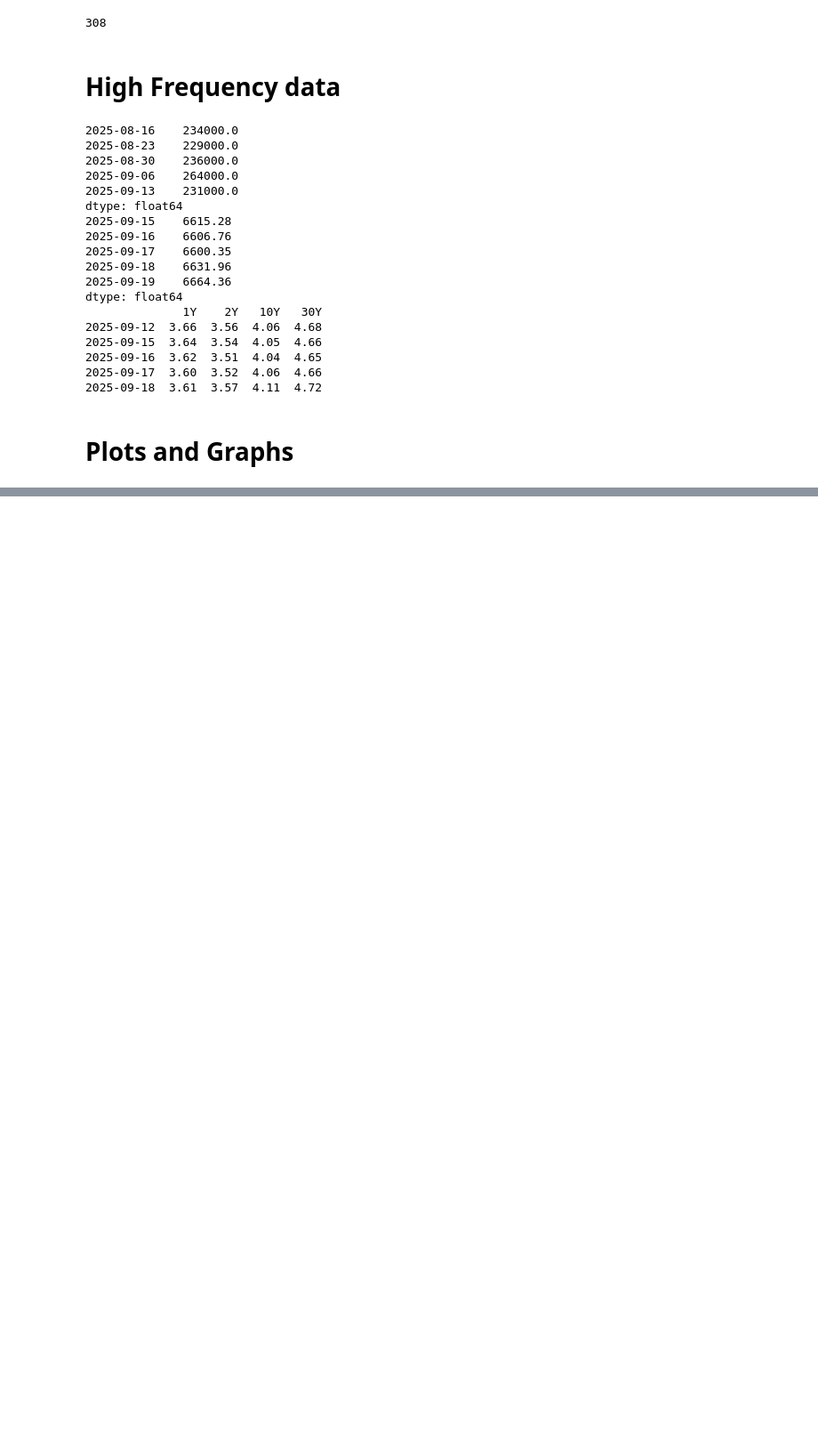
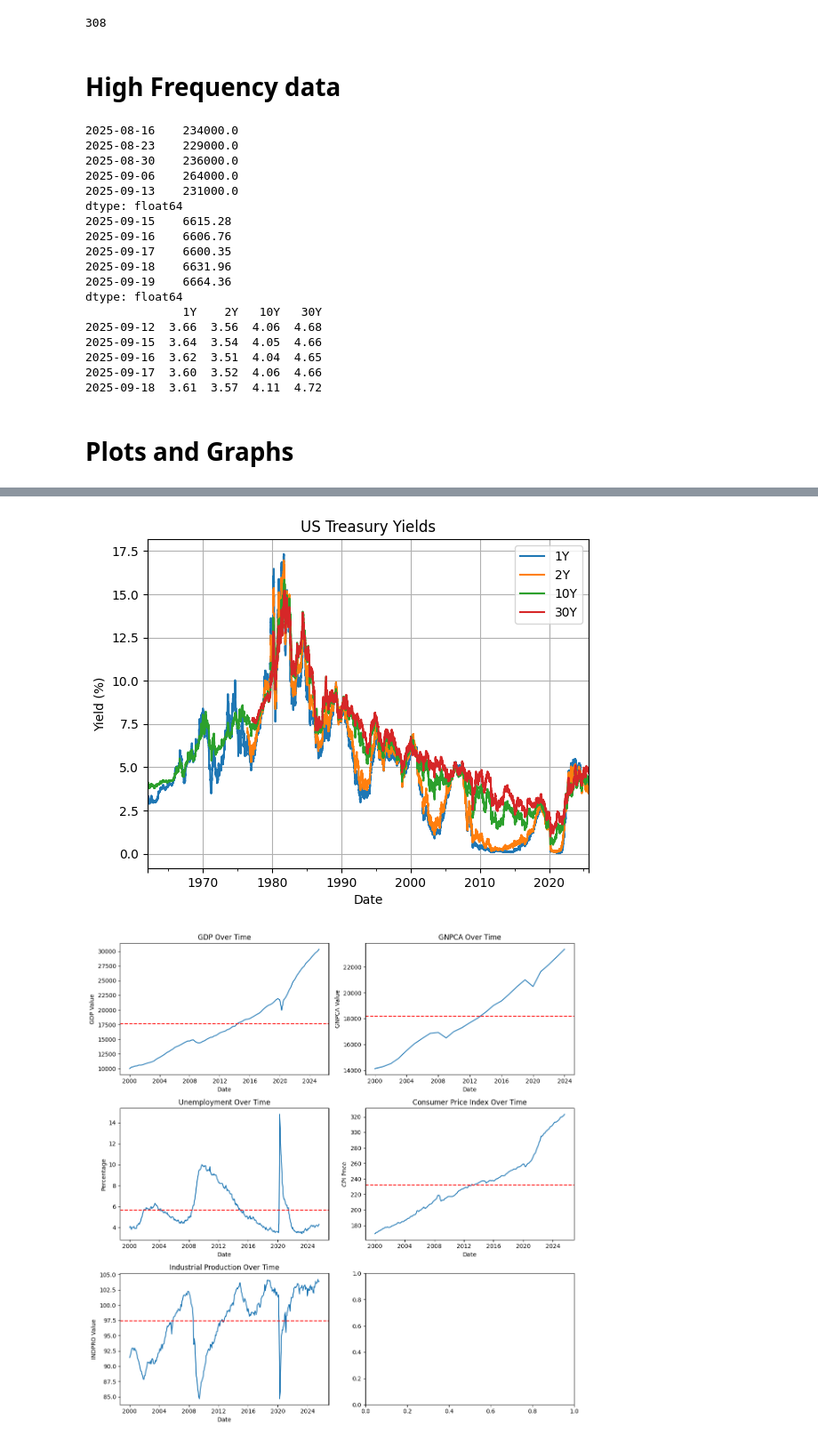
Before and after one commit to Fmairhofer/MacroeconomicForecast, a Jupyter notebook: MacroForcastJupyter.ipynb, the cells around one changed output, grey strips where cells are left out. Shown: that part at 89% size. Saved outputs shown, nothing was run; the diff lists cells and outputs as text; code cells hidden in the pictures; blank space fills up the shorter version.

```diff
--- a/MacroForcastJupyter.ipynb
+++ b/MacroForcastJupyter.ipynb
@@ -337,0 +224,78 @@ Note: you may need to restart the kernel to use updated packages.
+# %%
+import matplotlib.pyplot as plt
+import seaborn as sns
+
+# Plot 1
+
+corr = df_fred.corr()
+plt.figure(figsize=(10, 8))
+sns.heatmap(corr, annot=True, fmt=".2f", cmap="coolwarm", cbar_kws={"shrink": .8})
+plt.title("Correlation Matrix of Economic Indicators")
+plt.show()
+
+yields.plot(title="US Treasury Yields")
+plt.xlabel("Date")
+plt.ylabel("Yield (%)")
+plt.grid()
+plt.show()
+
+
+fig, axes = plt.subplots(nrows=3, ncols=2, figsize=(12,12))
+
+gdp = df_fred["GDP"][df_fred["GDP"].notna()]
+axes[0,0].plot(gdp)
+axes[0,0].axhline(y=gdp.mean(), color='red', linestyle='--', label='Mean GDP')
+axes[0,0].set_title("GDP Over Time")
+axes[0,0].set_xlabel('Date')
+axes[0,0].set_ylabel('GDP Value')
+
+gnpca = df_fred["GNPCA"][df_fred["GNPCA"].notna()]
+axes[0,1].plot(gnpca)
+axes[0,1].set_title("GNPCA Over Time")
+axes[0,1].set_xlabel('Date')
+axes[0,1].set_ylabel('GNPCA Value')
+axes[0,1].axhline(y=gnpca.mean(), color='red', linestyle='--', label='Mean GNPCA')
+
+axes[1,0].plot(df_fred["UNRATE"])
+axes[1,0].set_title("Unemployment Over Time")
+axes[1,0].set_xlabel('Date')
+axes[1,0].set_ylabel('Percentage')
+axes[1,0].axhline(y=df_fred["UNRATE"].mean(), color='red', linestyle='--', label='Mean GNPCA')
+
+axes[1,1].plot(df_fred["CPIAUCSL"])
+axes[1,1].set_title("Consumer Price Index Over Time")
+axes[1,1].set_xlabel('Date')
+axes[1,1].set_ylabel('CPI Price')
+axes[1,1].axhline(y=df_fred["CPIAUCSL"].mean(), color='red', linestyle='--', label='Mean GNPCA')
+
+axes[2,0].plot(df_fred["INDPRO"])
+axes[2,0].set_title("Industrial Production Over Time")
+axes[2,0].set_xlabel('Date')
+axes[2,0].set_ylabel('INDPRO Value')
+axes[2,0].axhline(y=df_fred["INDPRO"].mean(), color='red', linestyle='--', label='Mean GNPCA')
+
+
+plt.tight_layout()
+plt.show()
+
+dataframe_choice = df_fred
+
+
+# Histogram
+plt.figure(figsize=(8, 5))
+dataframe_choice['CPIAUCSL'].hist(bins=30, color='skyblue', edgecolor='black')
+plt.title('Distribution of CPIAUCSL')
+plt.xlabel('CPIAUCSL')
+plt.ylabel('Frequency')
+plt.grid()
+plt.show()
+
+# Line Plot with Annotations
+plt.figure(figsize=(10, 6))
+plt.plot(dataframe_choice['UNRATE'], label='Unemployment Rate', color='green')
+plt.title('Unemployment Rate Over Time')
+plt.xlabel('Date')
+plt.ylabel('Unemployment Rate (%)')
+plt.axhline(y=dataframe_choice['UNRATE'].mean(), color='red', linestyle='--', label='Mean Unemployment Rate')
+plt.legend()
+# %% [output]
@@ -337,0 +303,2 @@ Note: you may need to restart the kernel to use updated packages.
+[figure, added]
+[figure, added]
```
Also changed, not shown: parts of 9 cells of this notebook.
